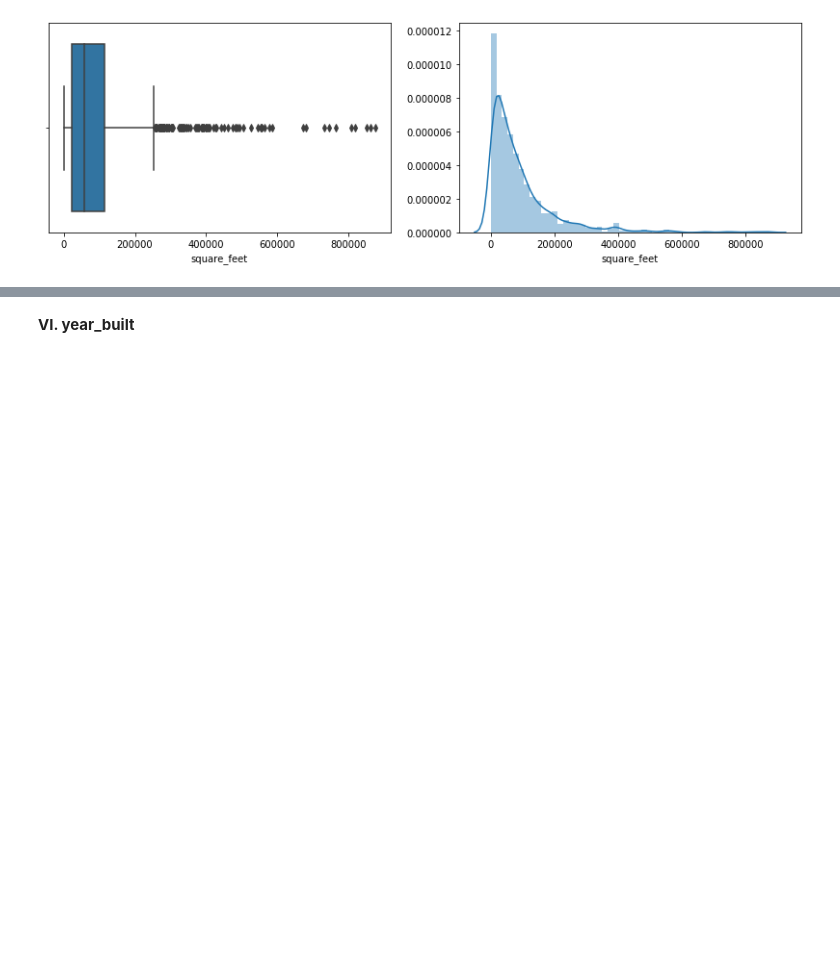
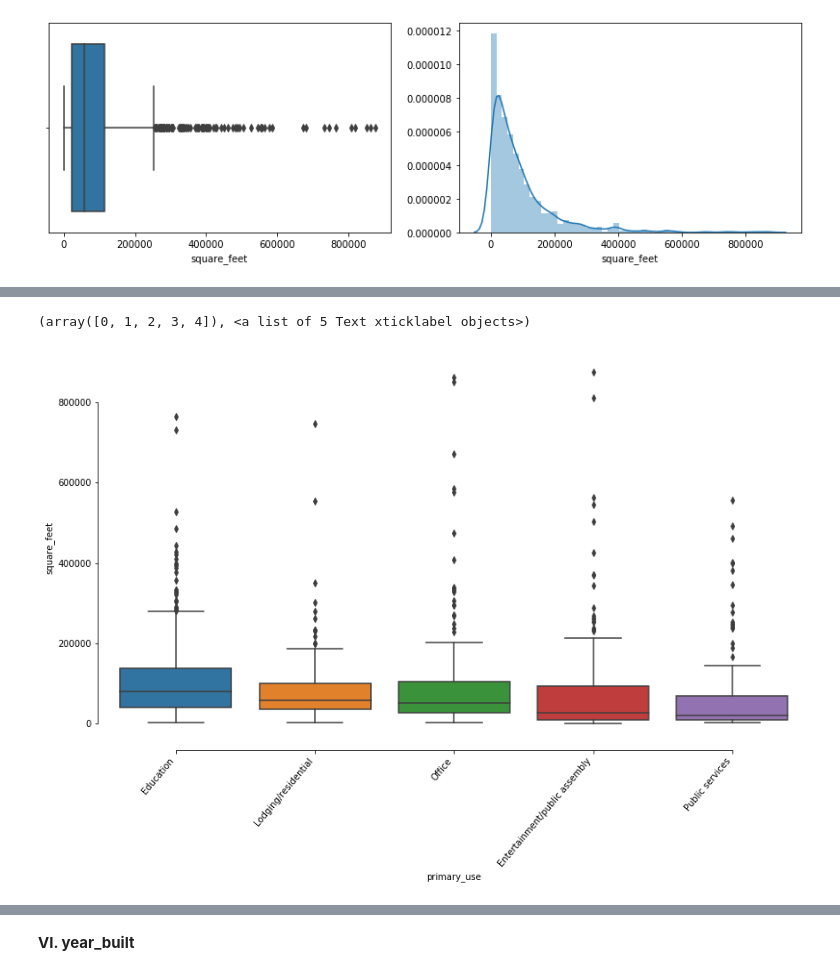
Before and after one commit to edouardArgenson/ASHRAE_great_energy_predictor, a Jupyter notebook: notebooks/explore_building_metadata.ipynb, the cells around one changed output, grey strips where cells are left out. Drawn from its saved outputs; the diff is of its cells as text; code cells hidden in the pictures; blank space fills up the shorter version.

```diff
--- a/notebooks/explore_building_metadata.ipynb
+++ b/notebooks/explore_building_metadata.ipynb
@@ -89,7 +89,8 @@ print(df['primary_use'].unique().shape)
  'Manufacturing/industrial' 'Services']
 (16,)
 # %%
-df['primary_use'].value_counts()
+primary_use_count = df['primary_use'].value_counts()
+primary_use_count
 # %% [output]
 Education                        549
 Office                           279
@@ -136,0 +146,7 @@ sns.distplot(df['square_feet'])
+# %%
+# 'square_feet' by 'primary_use'
+
+primary_use_count[primary_use_count>100]
+
+a = df[df.primary_use.isin(primary_use_count[primary_use_count>100].index.to_list())]
+a.head()
@@ -136,0 +160,11 @@ sns.distplot(df['square_feet'])
+# %%
+# Draw a nested boxplot
+plt.figure(figsize=(14,8))
+sns.boxplot(x="primary_use", y="square_feet",
+            #hue="has_floor", #palette=["m", "g"],
+            data=a)
+sns.despine(offset=10, trim=True)
+plt.xticks(rotation=50, horizontalalignment='right')
+# %% [output]
+(array([0, 1, 2, 3, 4]), <a list of 5 Text xticklabel objects>)
+[figure, added]
```
Also changed, not shown: parts of 8 cells of this notebook, 5 other files.
